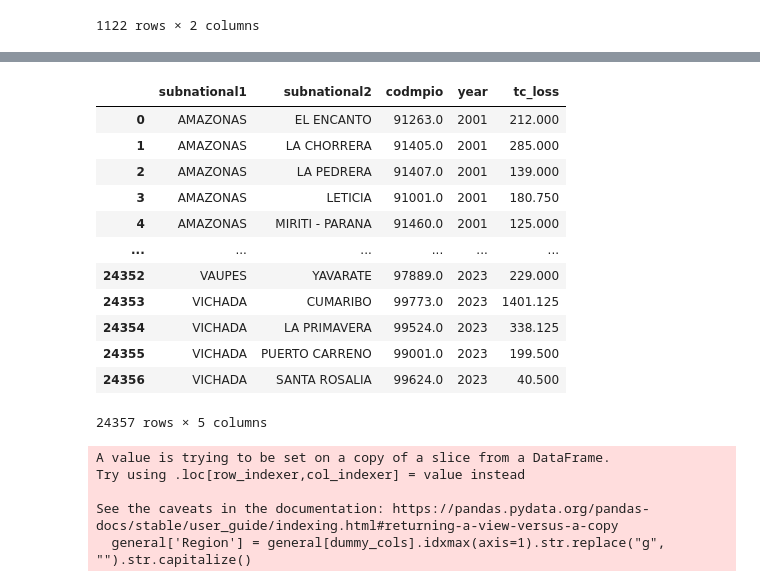
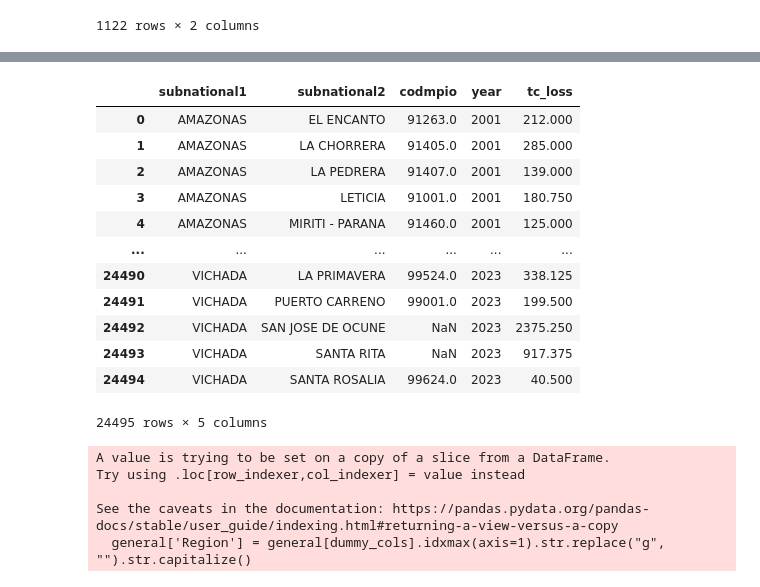
Before and after one commit to cpj97/MDS_thesis, a Jupyter notebook: Code/preprocessing_new.ipynb, the cells around one changed output, grey strips where cells are left out. Cells and saved outputs as stored; diff of their text form; code cells hidden in the pictures.

```diff
--- a/Code/preprocessing_new.ipynb
+++ b/Code/preprocessing_new.ipynb
@@ -425,15 +453,15 @@ deforestation["subnational1"] = deforestation["subnational1"].str.upper().apply(
 deforestation["subnational2"] = deforestation["subnational2"].str.upper().apply(remove_accents)
 
 # Finding non-matching names: towns
-non_matching_towns = set(codes["subnational2"]) - set(deforestation["subnational2"])
+non_matching_towns = set(codes["Municipio"]) - set(deforestation["subnational2"])
 print(len(non_matching_towns))  # 88 do not match
-print(len(set(codes["subnational2"])) - len(set(deforestation["subnational2"])))
+print(len(set(codes["Municipio"])) - len(set(deforestation["subnational2"])))
 print(non_matching_towns)
 
 # Finding non-matching names: departments
-non_matching_departments = set(codes["subnational1"]) - set(deforestation["subnational1"])
+non_matching_departments = set(codes["Municipio"]) - set(deforestation["subnational1"])
 print(len(non_matching_departments))  # 2 do not match
-print(len(set(codes["subnational1"])) - len(set(deforestation["subnational1"])))
+print(len(set(codes["Municipio"])) - len(set(deforestation["subnational1"])))
 print(non_matching_departments)
 
 # Manually updating values
@@ -492,7 +520,7 @@ deforestation["subnational2"] = deforestation.apply(
 )
 
 # Merge datasets
-def_codes = pd.merge(deforestation, codes, on=["subnational1", "subnational2"])
+def_codes = pd.merge(deforestation, codes, left_on=["subnational1", "subnational2"], right_on=["Departamento", "Municipio"], how="left")
 
 def_codes
 # %% [output]
@@ -522,40 +550,40 @@ set()
 
 # Select only numeric columns
 numeric_cols = def_codes.select_dtypes(include=[np.number]).columns
 
 # Group by 'subnational1' and 'subnational2' and calculate the mean for tree cover loss for all thresholds
 def_codes = def_codes.groupby(['subnational1', 'subnational2'])[numeric_cols].mean()
 def_codes.reset_index(inplace=True)
 def_codes = def_codes.iloc[:, list(range(0, 2)) + list(range(7, def_codes.shape[1]))]
 
 # Wide to long
-def_codes = pd.melt(def_codes, id_vars=list(def_codes.columns[[0, 1, 26]]), value_vars=def_codes.columns[2:25],
+def_codes = pd.melt(def_codes, id_vars=list(def_codes.columns[[0, 1, 25]]), value_vars=def_codes.columns[2:25],
                     var_name='year', value_name='tc_loss')
 
 # Extract only the year number from the 'year' column
 def_codes['year'] = def_codes['year'].str.extract('(\d+)')
 # Drop rows with NaN values in the 'year' column
 def_codes = def_codes.dropna(subset=['year'])
 
 # Convert the 'year' column to integers
 def_codes['year'] = def_codes['year'].astype(int)
 
 
 def_codes
 # %% [output]
 |  | subnational1 | subnational2 | codmpio | year | tc_loss |
 | 0 | AMAZONAS | EL ENCANTO | 91263.0 | 2001 | 212.000 |
 | 1 | AMAZONAS | LA CHORRERA | 91405.0 | 2001 | 285.000 |
 | 2 | AMAZONAS | LA PEDRERA | 91407.0 | 2001 | 139.000 |
 | 3 | AMAZONAS | LETICIA | 91001.0 | 2001 | 180.750 |
 | 4 | AMAZONAS | MIRITI - PARANA | 91460.0 | 2001 | 125.000 |
 | ... | ... | ... | ... | ... | ... |
-| 24352 | VAUPES | YAVARATE | 97889.0 | 2023 | 229.000 |
-| 24353 | VICHADA | CUMARIBO | 99773.0 | 2023 | 1401.125 |
-| 24354 | VICHADA | LA PRIMAVERA | 99524.0 | 2023 | 338.125 |
-| 24355 | VICHADA | PUERTO CARRENO | 99001.0 | 2023 | 199.500 |
-| 24356 | VICHADA | SANTA ROSALIA | 99624.0 | 2023 | 40.500 |
+| 24490 | VICHADA | LA PRIMAVERA | 99524.0 | 2023 | 338.125 |
+| 24491 | VICHADA | PUERTO CARRENO | 99001.0 | 2023 | 199.500 |
+| 24492 | VICHADA | SAN JOSE DE OCUNE | NaN | 2023 | 2375.250 |
+| 24493 | VICHADA | SANTA RITA | NaN | 2023 | 917.375 |
+| 24494 | VICHADA | SANTA ROSALIA | 99624.0 | 2023 | 40.500 |
-24357 rows × 5 columns
+24495 rows × 5 columns
 # %%
 ###############################
 ### General Characteristics ###
```
Also changed, not shown: parts of 19 cells of this notebook, 4 other files.
